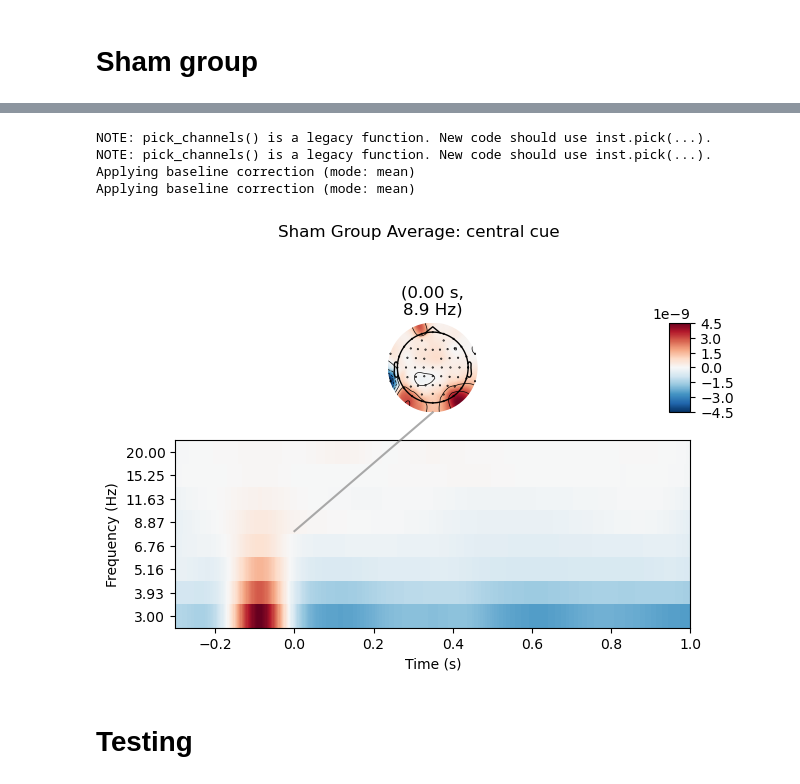
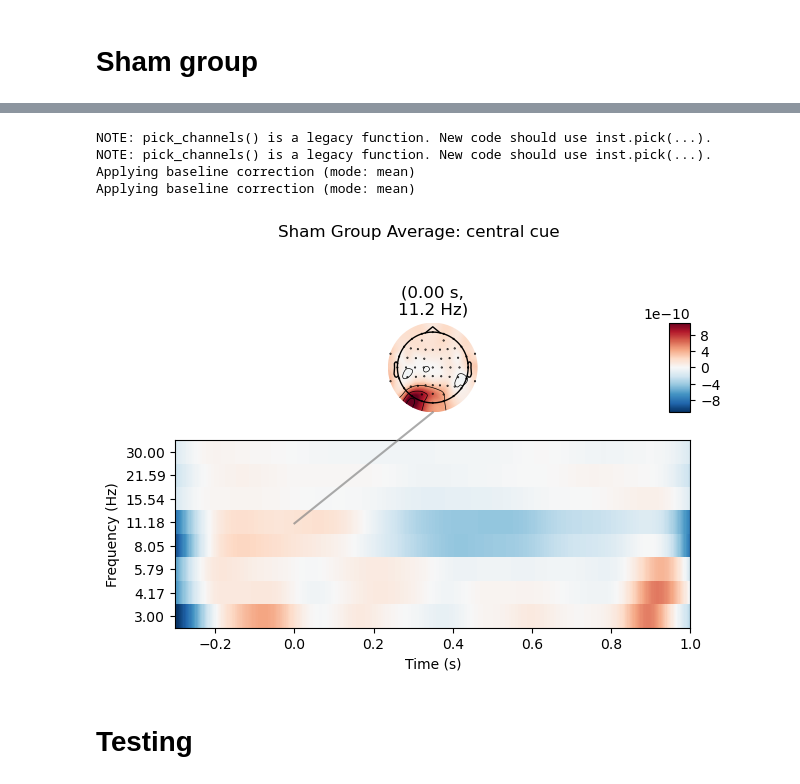
Before and after one commit to locua/time-frequency-analysis, a Jupyter notebook: tf.ipynb, the cells around one changed output, grey strips where cells are left out. Cells and saved outputs as stored; diff of their text form; code cells hidden in the pictures.

```diff
--- a/tf.ipynb
+++ b/tf.ipynb
@@ -108,12 +105,13 @@ event_map = {'Comment/101':101,
 # Analysis
 # %%
 # Define the frequency bands of interest
-freqs = np.logspace(*np.log10([3, 20]), num=8)  # alpha to gamma frequencies
+freqs = np.logspace(*np.log10([3, 30]), num=8)  # alpha to gamma frequencies
 # freqs = np.arange(7, 20, 2)
 n_cycles = freqs / 2.  # different number of cycle per frequency
 # %%
 def process_group(file_names, focal_event):
-    powers = []
+    # epoch_list = []
+    powers = list()
     for file in file_names:
         # Load raw
         raw = mne.io.read_raw(file, preload=True)
@@ -583,5 +594,5 @@ Applying baseline correction (mode: mean)
 # %%
-sham_powers_centre = process_group(sham2bs, 60)
+sham_powers_centre = process_group(sham2bs, 80)
 
 sham_power_centre_avg = mne.grand_average(sham_powers_centre)
 # %% [output]
@@ -658,14 +683,14 @@ Reading 0 ... 699563  =      0.000 ...   699.563 secs...
 # %%
 # Plot the result for each group
-sham_power_centre_avg.plot_joint(baseline=(-0.3, -0.1), mode='mean', title='Sham Group Average: central cue', timefreqs=[(0, 10)]);
+sham_power_centre_avg.plot_joint(baseline=(-0.3, 0), mode='mean', title='Sham Group Average: central cue', timefreqs=[(0, 10)]);
 # Show
 plt.show()
 # %% [output]
 NOTE: pick_channels() is a legacy function. New code should use inst.pick(...).
 NOTE: pick_channels() is a legacy function. New code should use inst.pick(...).
 Applying baseline correction (mode: mean)
 Applying baseline correction (mode: mean)
-[figure, old version]
+[figure, new version]
 # %% [markdown]
 # Testing
 # %%
```
Also changed, not shown: parts of 22 cells of this notebook, 8 other files.
